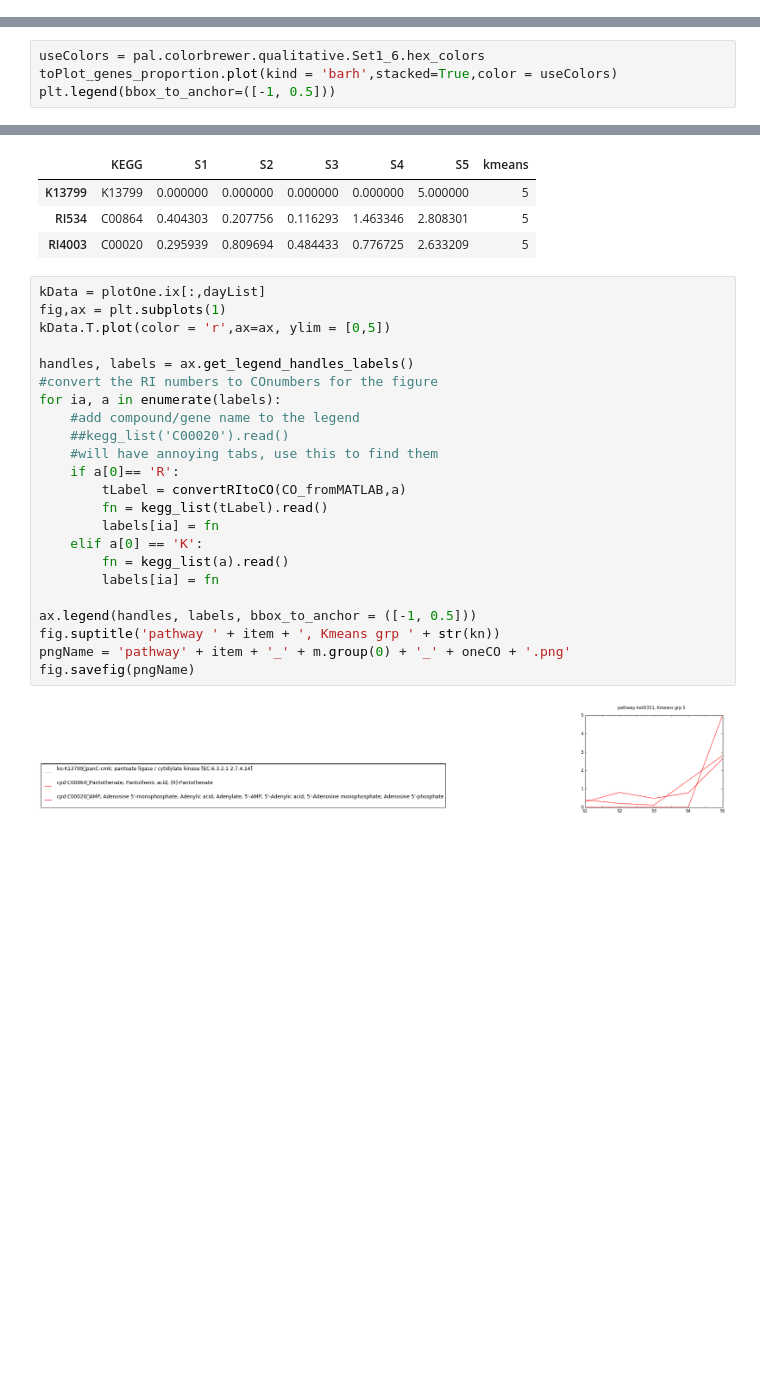
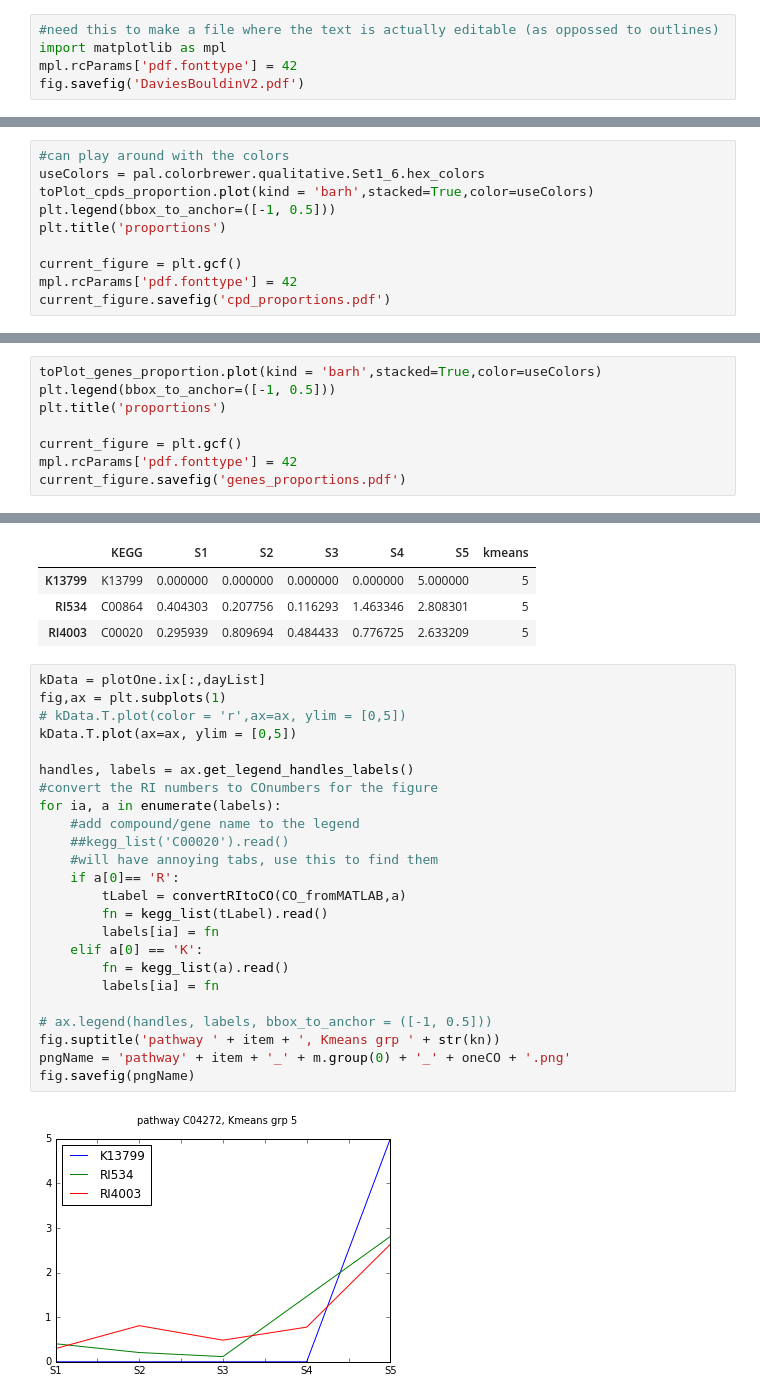
Before and after one commit to KujawinskiLaboratory/NB_Distribution, a Jupyter notebook: Linking CO and KOs.KL.ipynb, the cells around one changed output, grey strips where cells are left out. Cells and saved outputs as stored; diff of their text form; blank space fills up the shorter version.

Commit message:
Minor house cleaning, mostly new figures for manuscript draft

```diff
--- a/Linking CO and KOs.KL.ipynb
+++ b/Linking CO and KOs.KL.ipynb
@@ -391,3 +408,8 @@ plt.show()
+# %%
+#need this to make a file where the text is actually editable (as oppossed to outlines)
+import matplotlib as mpl
+mpl.rcParams['pdf.fonttype'] = 42
+fig.savefig('DaviesBouldinV2.pdf')
 # %%
 prefix = 'KO_norm2mean_'
 
@@ -1036,7 +1050,13 @@ for i in toPlot_genes_proportion.columns:
 toPlot_genes=toPlot_genes.T.drop('sum').T
 toPlot_genes.to_csv('genes_byKmeans.csv')
 # %%
+#can play around with the colors
 useColors = pal.colorbrewer.qualitative.Set1_6.hex_colors
-toPlot_genes_proportion.plot(kind = 'barh',stacked=True,color = useColors)
+toPlot_cpds_proportion.plot(kind = 'barh',stacked=True,color=useColors)
 plt.legend(bbox_to_anchor=([-1, 0.5]))
+plt.title('proportions')
+
+current_figure = plt.gcf()
+mpl.rcParams['pdf.fonttype'] = 42
+current_figure.savefig('cpd_proportions.pdf')
 # %% [output]
@@ -1044,0 +1064,8 @@ plt.legend(bbox_to_anchor=([-1, 0.5]))
+# %%
+toPlot_genes_proportion.plot(kind = 'barh',stacked=True,color=useColors)
+plt.legend(bbox_to_anchor=([-1, 0.5]))
+plt.title('proportions')
+
+current_figure = plt.gcf()
+mpl.rcParams['pdf.fonttype'] = 42
+current_figure.savefig('genes_proportions.pdf')
@@ -1143,25 +1150,26 @@ plotOne
 # %%
 kData = plotOne.ix[:,dayList]
 fig,ax = plt.subplots(1)
-kData.T.plot(color = 'r',ax=ax, ylim = [0,5])
+# kData.T.plot(color = 'r',ax=ax, ylim = [0,5])
+kData.T.plot(ax=ax, ylim = [0,5])
 
 handles, labels = ax.get_legend_handles_labels()
 #convert the RI numbers to COnumbers for the figure
 for ia, a in enumerate(labels):
     #add compound/gene name to the legend
     ##kegg_list('C00020').read()
     #will have annoying tabs, use this to find them
     if a[0]== 'R':
         tLabel = convertRItoCO(CO_fromMATLAB,a)
         fn = kegg_list(tLabel).read()
         labels[ia] = fn
     elif a[0] == 'K':
         fn = kegg_list(a).read()
         labels[ia] = fn
 
-ax.legend(handles, labels, bbox_to_anchor = ([-1, 0.5]))
+# ax.legend(handles, labels, bbox_to_anchor = ([-1, 0.5]))
 fig.suptitle('pathway ' + item + ', Kmeans grp ' + str(kn))
 pngName = 'pathway' + item + '_' + m.group(0) + '_' + oneCO + '.png'
 fig.savefig(pngName)
 # %% [output]
-[figure, old version]
+[figure, new version]
```
Also changed, not shown: parts of 16 cells of this notebook, 18 other files.
